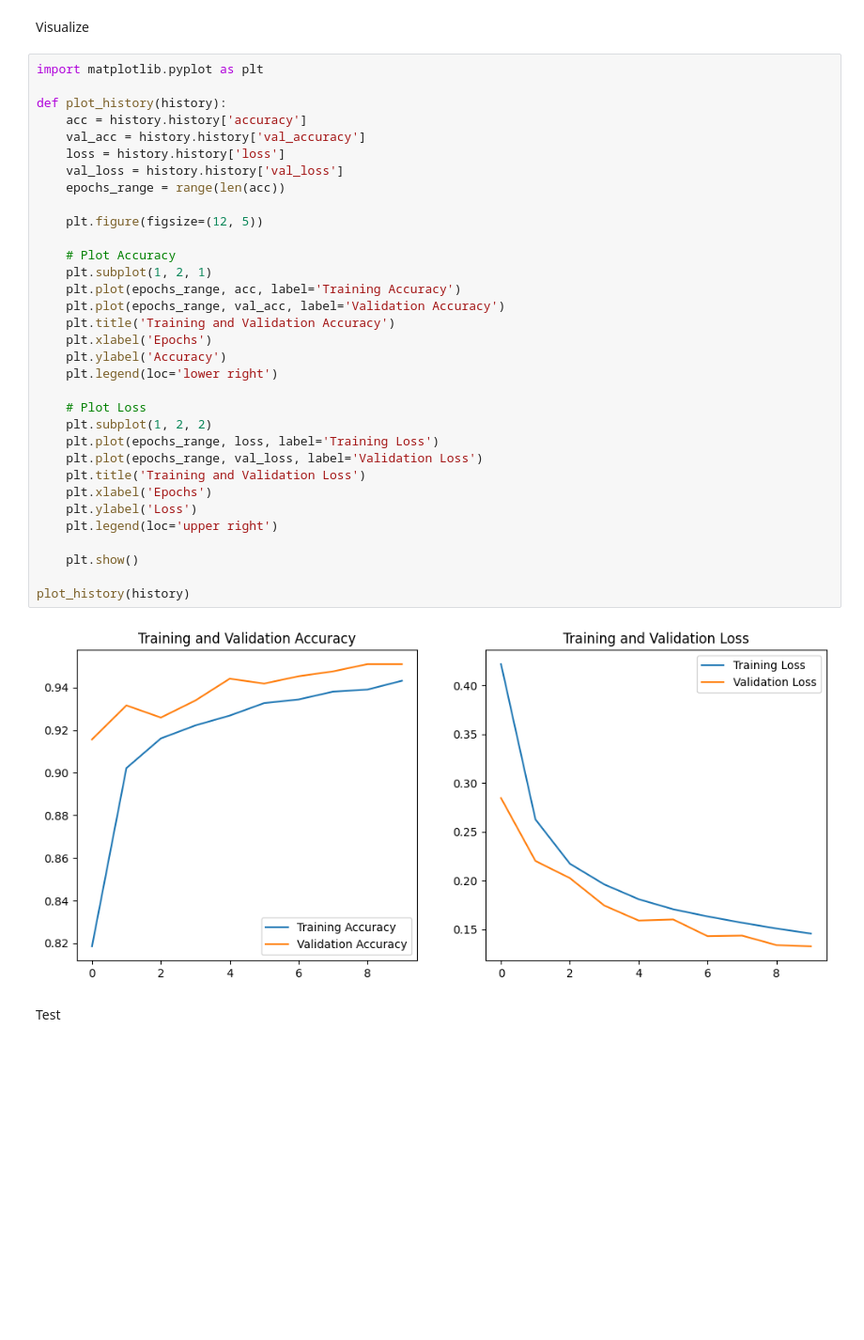
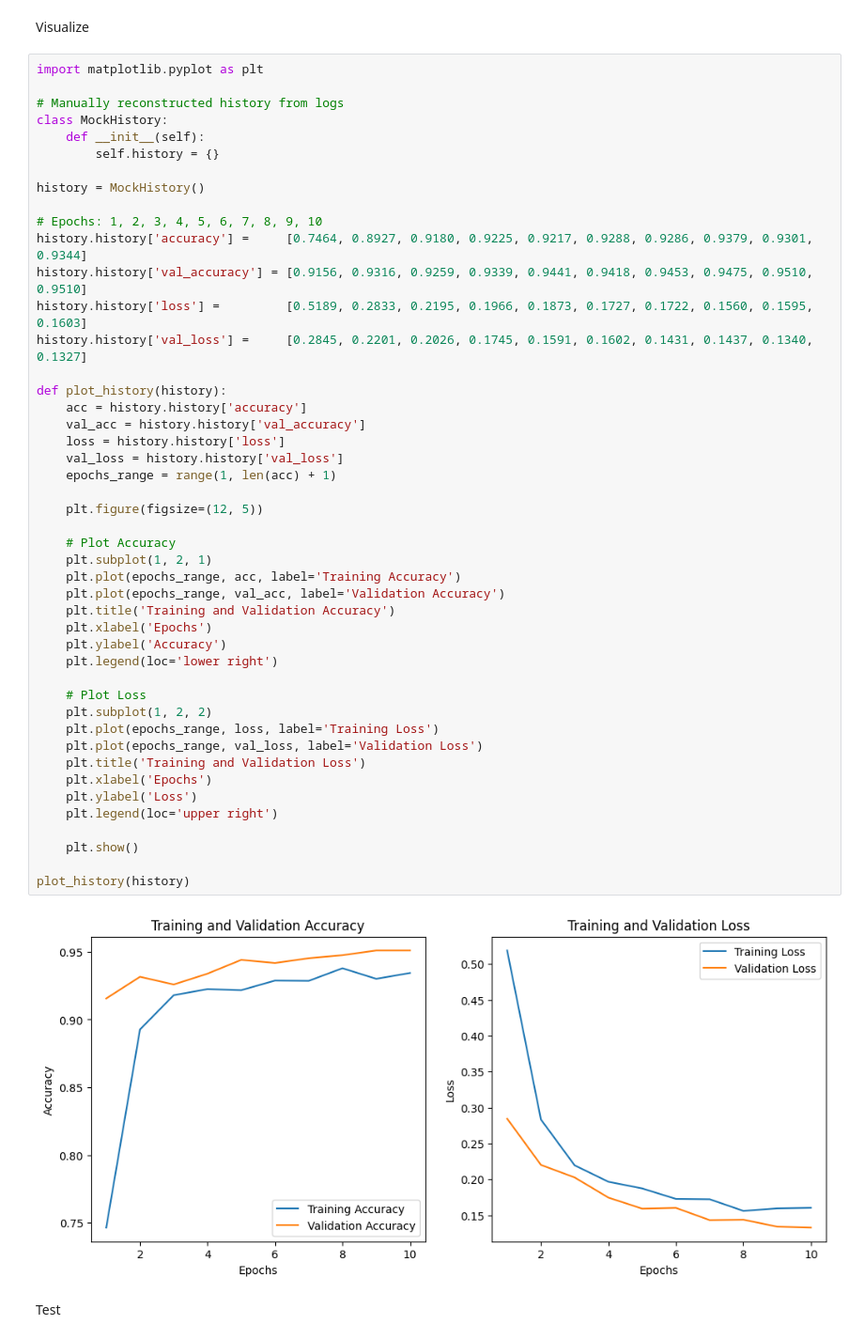
Before and after one commit to arbutler2003/Pneuomonia-Detection-CNN, a Jupyter notebook: chest_xray_pneumonia_detection.ipynb, the cells around one changed output. Shown at 94% size. Drawn from its saved outputs; the diff is of its cells as text; blank space fills up the shorter version.

```diff
--- a/chest_xray_pneumonia_detection.ipynb
+++ b/chest_xray_pneumonia_detection.ipynb
@@ -357,39 +410,52 @@ Epoch 10: val_loss improved from 0.13401 to 0.13274, saving model to best_model.
 Visualize
 # %%
 import matplotlib.pyplot as plt
+
+# Manually reconstructed history from logs
+class MockHistory:
+    def __init__(self):
+        self.history = {}
+
+history = MockHistory()
+
+# Epochs: 1, 2, 3, 4, 5, 6, 7, 8, 9, 10
+history.history['accuracy'] =     [0.7464, 0.8927, 0.9180, 0.9225, 0.9217, 0.9288, 0.9286, 0.9379, 0.9301, 0.9344]
+history.history['val_accuracy'] = [0.9156, 0.9316, 0.9259, 0.9339, 0.9441, 0.9418, 0.9453, 0.9475, 0.9510, 0.9510]
+history.history['loss'] =         [0.5189, 0.2833, 0.2195, 0.1966, 0.1873, 0.1727, 0.1722, 0.1560, 0.1595, 0.1603]
+history.history['val_loss'] =     [0.2845, 0.2201, 0.2026, 0.1745, 0.1591, 0.1602, 0.1431, 0.1437, 0.1340, 0.1327]
 
 def plot_history(history):
     acc = history.history['accuracy']
     val_acc = history.history['val_accuracy']
     loss = history.history['loss']
     val_loss = history.history['val_loss']
-    epochs_range = range(len(acc))
+    epochs_range = range(1, len(acc) + 1)
 
     plt.figure(figsize=(12, 5))
 
     # Plot Accuracy
     plt.subplot(1, 2, 1)
     plt.plot(epochs_range, acc, label='Training Accuracy')
     plt.plot(epochs_range, val_acc, label='Validation Accuracy')
     plt.title('Training and Validation Accuracy')
     plt.xlabel('Epochs')
     plt.ylabel('Accuracy')
     plt.legend(loc='lower right')
 
     # Plot Loss
     plt.subplot(1, 2, 2)
     plt.plot(epochs_range, loss, label='Training Loss')
     plt.plot(epochs_range, val_loss, label='Validation Loss')
     plt.title('Training and Validation Loss')
     plt.xlabel('Epochs')
     plt.ylabel('Loss')
     plt.legend(loc='upper right')
 
     plt.show()
 
 plot_history(history)
 # %% [output]
-[figure, old version]
+[figure, new version]
 # %% [markdown]
 Test
 # %%
```
Also changed, not shown: parts of 10 cells of this notebook.
